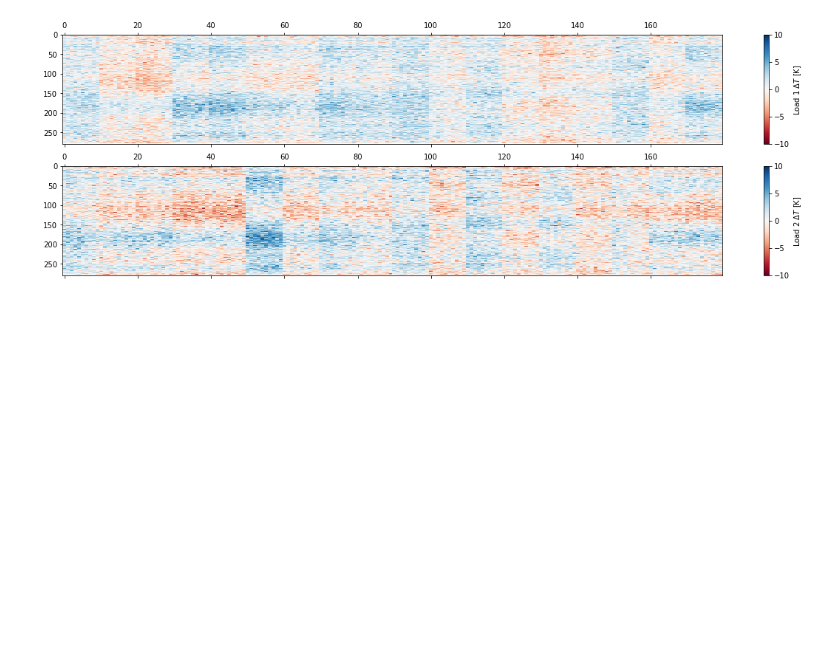
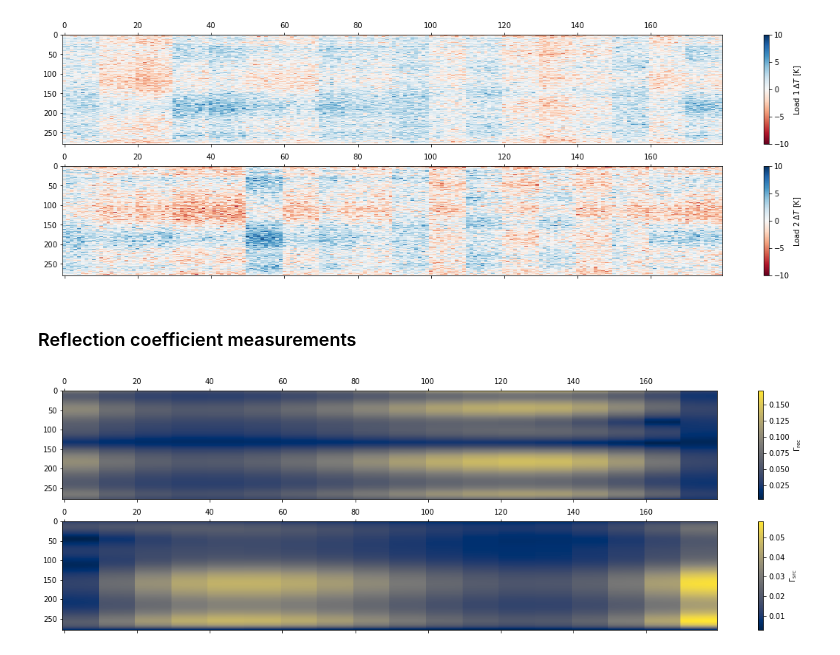
Before and after one commit to hughbg/rhino-sim, a Jupyter notebook: Global_signal_calibration.ipynb, the cells around one changed output. Saved outputs shown, nothing was run; the diff lists cells and outputs as text; code cells hidden in the pictures; blank space fills up the shorter version.

Commit message:
Updates to include reflection values in data output

```diff
--- a/Global_signal_calibration.ipynb
+++ b/Global_signal_calibration.ipynb
@@ -59,6 +59,11 @@ with h5py.File(fname, 'r') as f:
     load2 = np.array(f['data_load2'][:])
     ndiode_mask = np.array(f['ndiode_mask'][:])
 
+    # Reflection coeffs
+    Gamma_rec = np.array(f['data_Gamma_rec'][:])
+    Gamma_src = np.array(f['data_Gamma_src'][:])
+
+    # Freqs/times
     freqs = np.array(f['freqs'][:])
     times = np.array(f['times'][:])
     lsts = np.array(f['lsts'][:])
@@ -431,3 +436,25 @@ plt.colorbar(label="Load 2 $\Delta T$ [K]")
 plt.gcf().set_size_inches((20., 6.))
 # %% [output]
 [figure]
+# %% [markdown]
+### Reflection coefficient measurements
+# %%
+plt.subplot(211)
+plt.matshow(np.abs(Gamma_rec.T[:,np.concatenate(load2_on)]),
+            aspect='auto',
+            cmap='cividis',
+            fignum=False
+            )
+plt.colorbar(label=r"$\Gamma_{\rm rec}$")
+
+plt.subplot(212)
+plt.matshow(np.abs(Gamma_src.T[:,np.concatenate(load2_on)]),
+            aspect='auto',
+            cmap='cividis',
+            fignum=False,
+            )
+plt.colorbar(label=r"$\Gamma_{\rm src}$")
+
+plt.gcf().set_size_inches((20., 6.))
+# %% [output]
+[figure, added]
```
Also changed, not shown: parts of 1 cell of this notebook.
